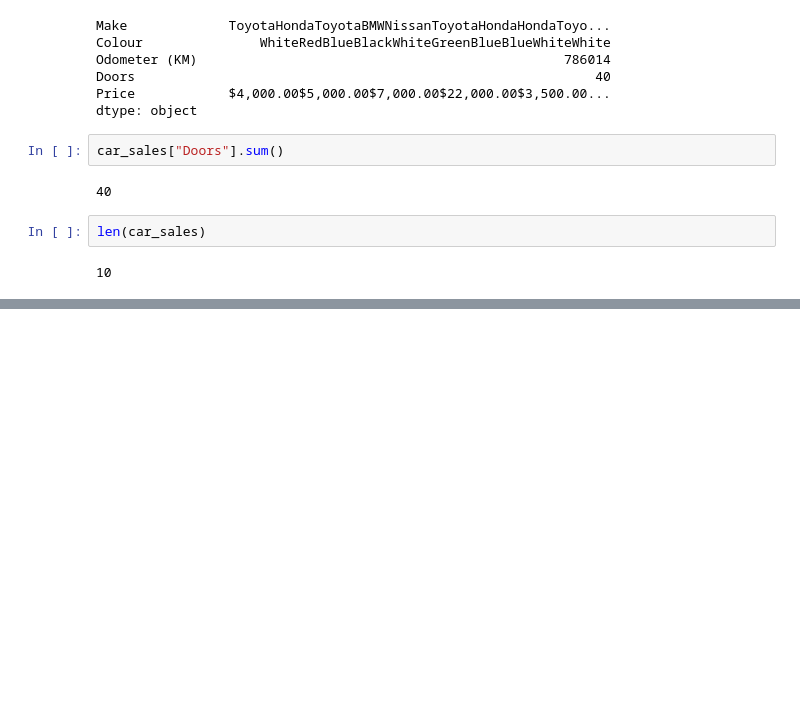
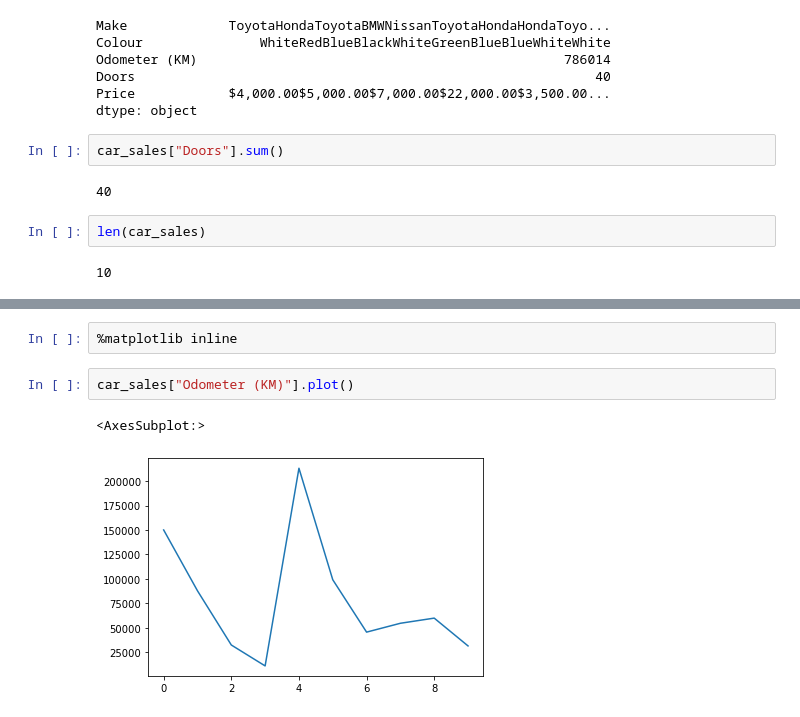
Before and after one commit to Nazhan99/Jupyter_Coding_Notes, a Jupyter notebook: Pandas/Intro_to_pandas.ipynb, the cells around one changed output, grey strips where cells are left out. Saved outputs shown, nothing was run; the diff lists cells and outputs as text; blank space fills up the shorter version.

```diff
--- a/Pandas/Intro_to_pandas.ipynb
+++ b/Pandas/Intro_to_pandas.ipynb
@@ -132,0 +251,7 @@ len(car_sales)
+# %%
+%matplotlib inline
+# %%
+car_sales["Odometer (KM)"].plot()
+# %% [output]
+<AxesSubplot:>
+[figure, added]
```
Also changed, not shown: parts of 20 cells of this notebook.
